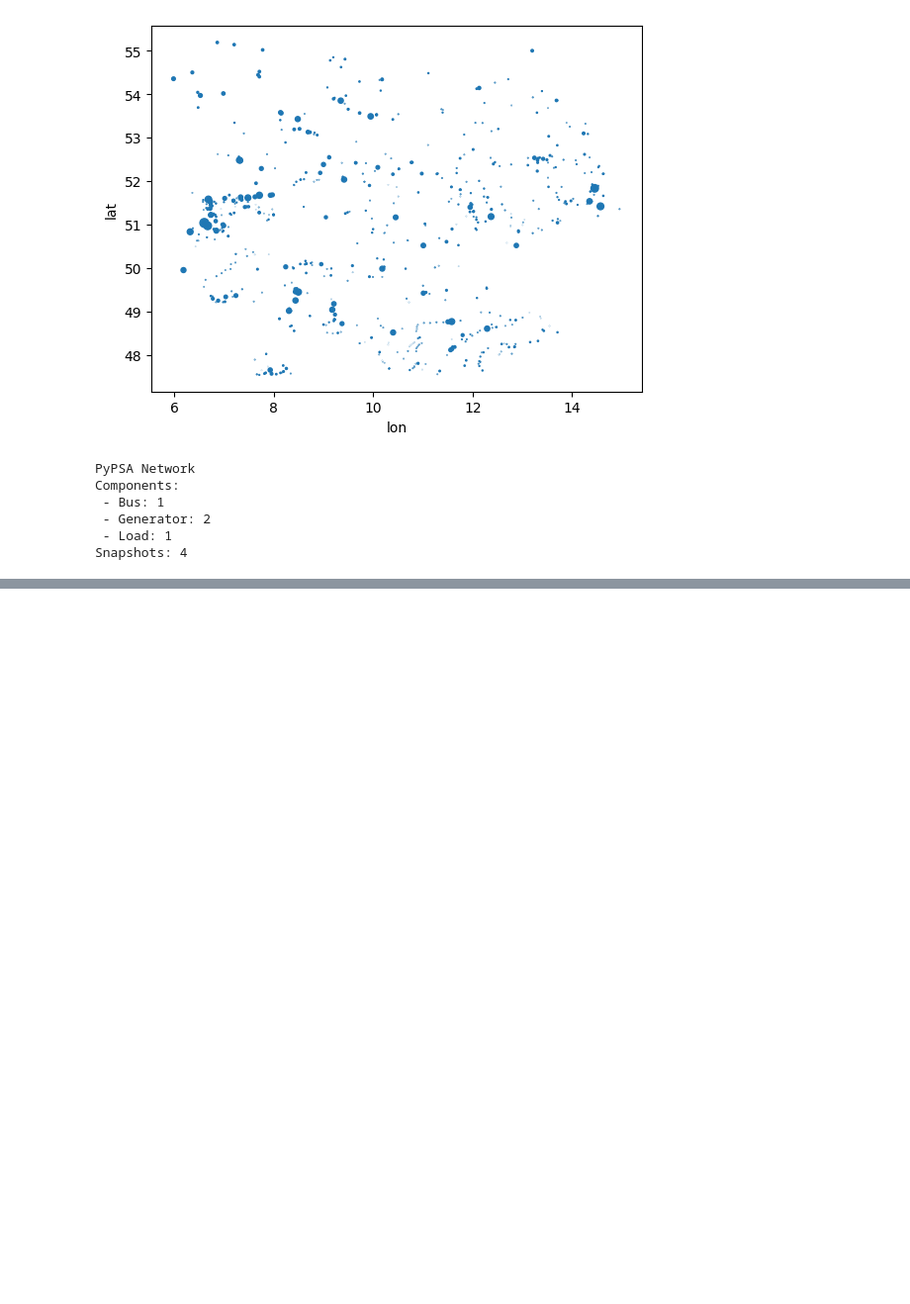
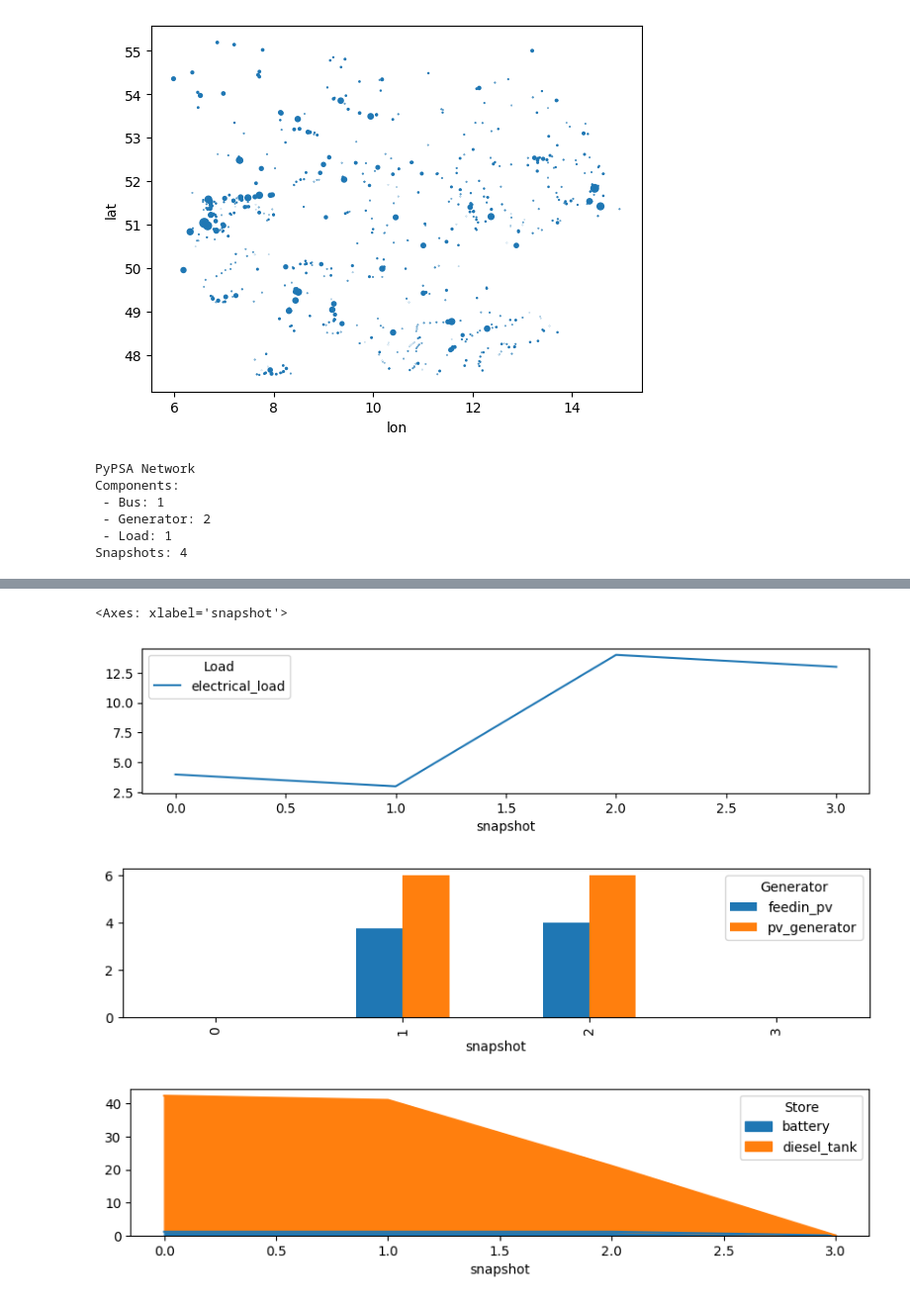
Before and after one commit to martin-hafemann/mmg, a Jupyter notebook: mmg.ipynb, the cells around one changed output, grey strips where cells are left out. Shown: that part at 99% size. Drawn from its saved outputs; the diff is of its cells as text; code cells hidden in the pictures; blank space fills up the shorter version.

```diff
--- a/mmg.ipynb
+++ b/mmg.ipynb
@@ -83,0 +212,37 @@ GurobiError: Version number is 11.0, license is for version 10.0
+# %%
+network_1.remove('Generator', 'pv_generator')
+network_1.remove('Generator', 'diesel_generator')
+# %%
+network_1.add('Bus',
+              name='pv_bus')
+network_1.add('Generator',
+              name='feedin_pv',
+              bus='pv_bus',
+              sign=-1,
+              p_nom=10,
+              marginal_cost=-20)
+network_1.add('Generator',
+              name='pv_generator',
+              bus='pv_bus',
+              marginal_cost=0,
+              p_nom=10,
+              p_max_pu=pv_pu)
+network_1.add('Link',
+              name='feedin_pv',
+              bus0='pv_bus',
+              bus1='electricity',
+              p_nom=10)
+network_1.add('Bus',
+              name='diesel_bus')
+network_1.add('Store',
+              name='diesel_tank',
+              bus='diesel_bus',
+              e_nom=50,
+              e_initial=50)
+network_1.add('Link',
+              name='diesel_generator',
+              bus0='diesel_bus',
+              bus1='electricity',
+              p_nom=20,
+              efficiency=0.6,
+              marginal_cost=15 * 0.6)
@@ -83,0 +276,9 @@ GurobiError: Version number is 11.0, license is for version 10.0
+# %%
+network_1.loads_t.p.plot(figsize=(10, 2))
+network_1.generators_t.p.plot(kind="bar", figsize=(10, 2))
+network_1.stores_t.e.plot(kind="area", figsize=(10, 2))
+# %% [output]
+<Axes: xlabel='snapshot'>
+[figure, added]
+[figure, added]
+[figure, added]
```
Also changed, not shown: parts of 10 cells of this notebook, 1 other file.
